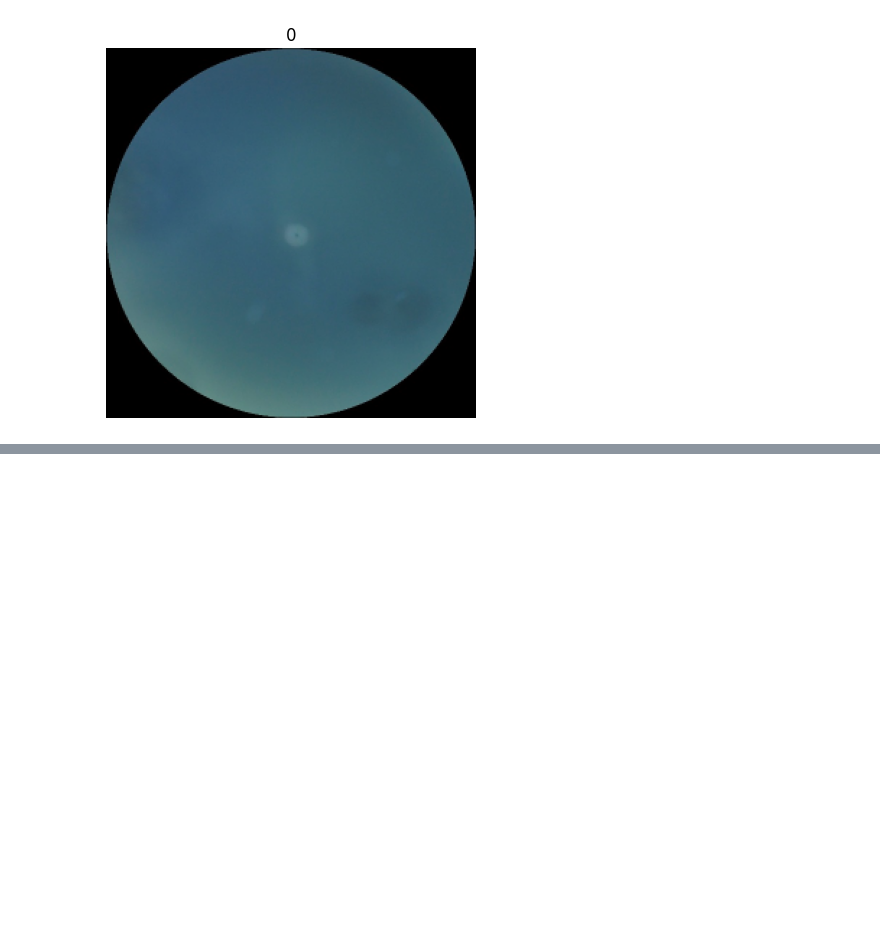
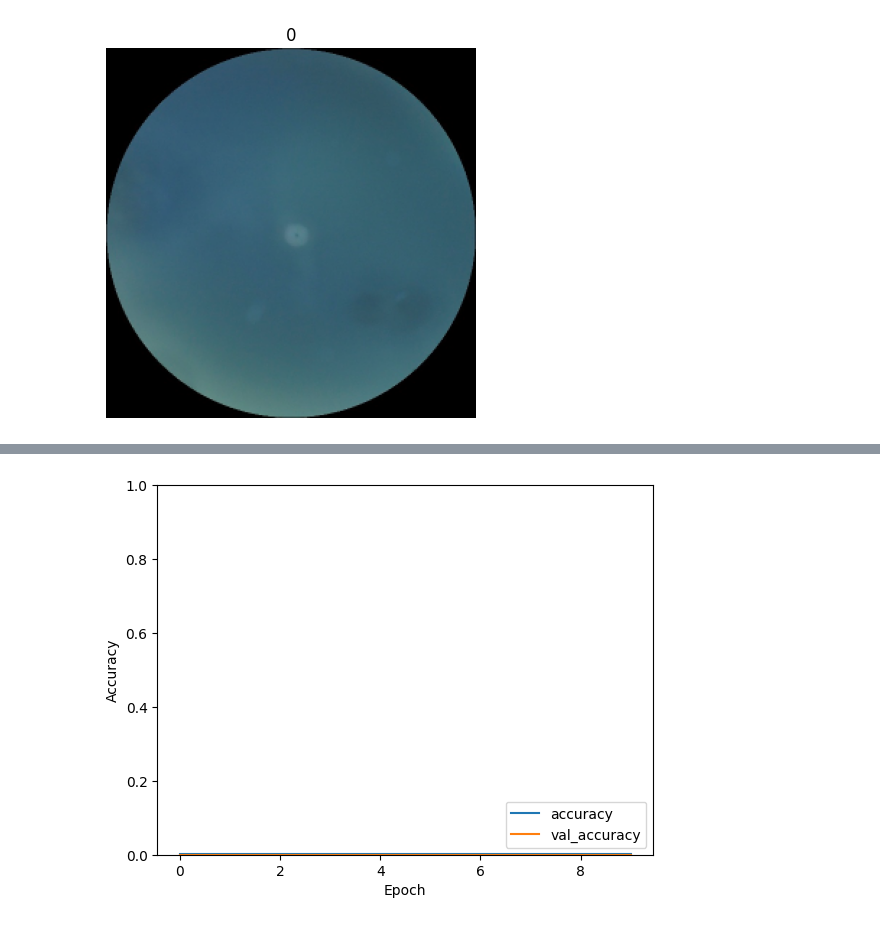
Before and after one commit to dave-andrew/Ocular-Disease-Recognition, a Jupyter notebook: VGG-19.ipynb, the cells around one changed output, grey strips where cells are left out. Saved outputs shown, nothing was run; the diff lists cells and outputs as text; code cells hidden in the pictures; blank space fills up the shorter version.

```diff
--- a/VGG-19.ipynb
+++ b/VGG-19.ipynb
@@ -44,7 +48,7 @@ label = []
 category = []
 
 # Set your path here
-path = "archive/dataset/"
+path = "dataset/"
 
 for dir in os.listdir(path=path):
     dir_count = 0
@@ -80,23 +84,22 @@ label = np.array(label)
 x_train, x_test, y_train, y_test = train_test_split(data, label, test_size=0.2, random_state=120)
 # %%
 from tensorflow.keras.applications import VGG19
+from tensorflow.keras.layers import Dense, Flatten
 from tensorflow.keras.models import Model
-from tensorflow.keras.layers import Dense, Flatten
 
 # Load the pre-trained VGG-19 model without the top (fully connected) layers
 vgg_model = VGG19(weights='imagenet', include_top=False, input_shape=(256, 256, 3))
 
-# Freeze the weights of the VGG model
+# Freeze the layers of the VGG19 model
 for layer in vgg_model.layers:
     layer.trainable = False
 
-# Add a new output layer for binary classification
-x = Flatten()(vgg_model.output)
-predictions = Dense(1, activation='sigmoid')(x)
+# Add custom top layers
+flatten_layer = Flatten()(vgg_model.output)
+output_layer = Dense(1, activation='sigmoid')(flatten_layer)
 
-# Create a new model with modified output layer
-model = Model(inputs=vgg_model.input, outputs=predictions)
+# Combine the base VGG19 model with custom top layers
+model = Model(inputs=vgg_model.input, outputs=output_layer)
 
+# Compile the model
 model.compile(optimizer='adam', loss='binary_crossentropy', metrics=['accuracy'])
-
-model.summary()
@@ -129,0 +131,11 @@ MemoryError: Unable to allocate 4.40 GiB for an array with shape (6013, 256, 256
+# %%
+# Plot the training and validation accuracy
+plt.plot(model.history.history['accuracy'], label='accuracy')
+plt.plot(model.history.history['val_accuracy'], label = 'val_accuracy')
+plt.xlabel('Epoch')
+plt.ylabel('Accuracy')
+plt.ylim([0, 1])
+plt.legend(loc='lower right')
+plt.show()
+# %% [output]
+[figure, added]
```
Also changed, not shown: parts of 4 cells of this notebook, 2 other files.
